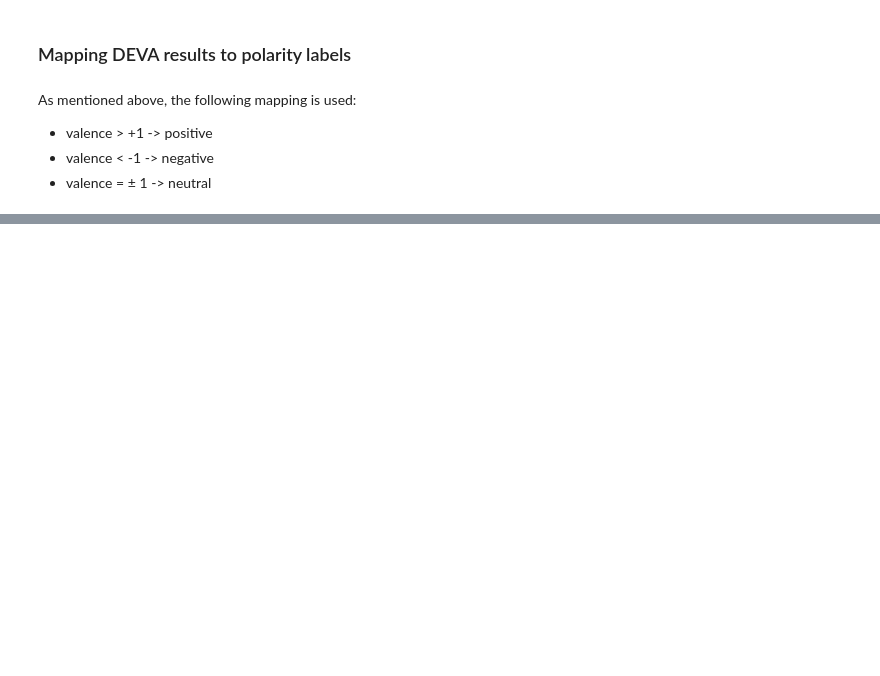
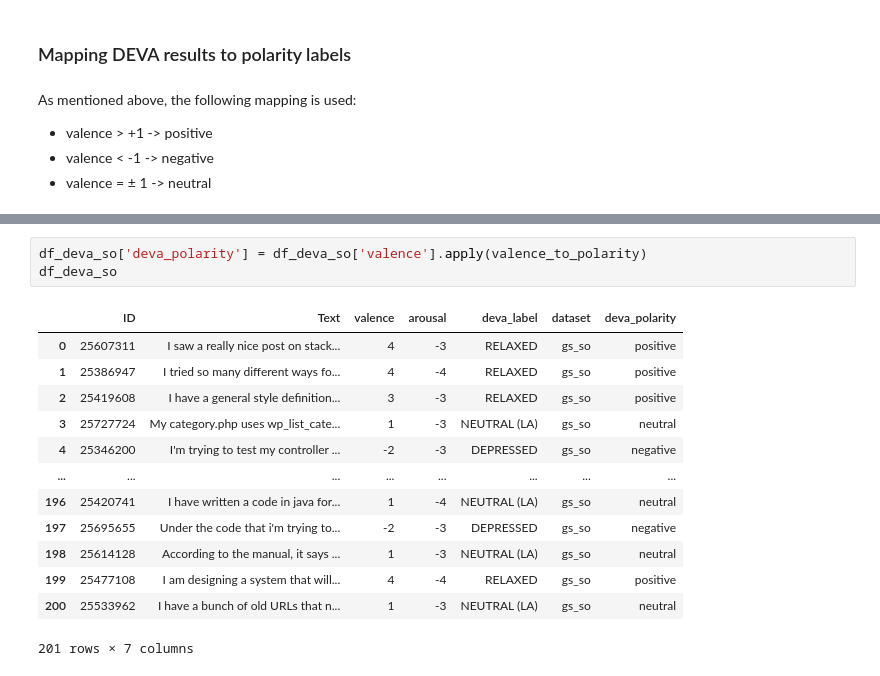
Before and after one commit to davidmrc6/bep, a Jupyter notebook: notebooks/main.ipynb, the cells around one changed output, grey strips where cells are left out. Drawn from its saved outputs; the diff is of its cells as text; blank space fills up the shorter version.

```diff
--- a/notebooks/main.ipynb
+++ b/notebooks/main.ipynb
@@ -252,0 +261,17 @@ As mentioned above, the following mapping is used:
+# %%
+df_deva_so['deva_polarity'] = df_deva_so['valence'].apply(valence_to_polarity)
+df_deva_so
+# %% [output]
+|  | ID | Text | valence | arousal | deva_label | dataset | deva_polarity |
+| 0 | 25607311 | I saw a really nice post on stack... | 4 | -3 | RELAXED | gs_so | positive |
+| 1 | 25386947 | I tried so many different ways fo... | 4 | -4 | RELAXED | gs_so | positive |
+| 2 | 25419608 | I have a general style definition... | 3 | -3 | RELAXED | gs_so | positive |
+| 3 | 25727724 | My category.php uses wp_list_cate... | 1 | -3 | NEUTRAL (LA) | gs_so | neutral |
+| 4 | 25346200 | I'm trying to test my controller ... | -2 | -3 | DEPRESSED | gs_so | negative |
+| ... | ... | ... | ... | ... | ... | ... | ... |
+| 196 | 25420741 | I have written a code in java for... | 1 | -4 | NEUTRAL (LA) | gs_so | neutral |
+| 197 | 25695655 | Under the code that i'm trying to... | -2 | -3 | DEPRESSED | gs_so | negative |
+| 198 | 25614128 | According to the manual, it says ... | 1 | -3 | NEUTRAL (LA) | gs_so | neutral |
+| 199 | 25477108 | I am designing a system that will... | 4 | -4 | RELAXED | gs_so | positive |
+| 200 | 25533962 | I have a bunch of old URLs that n... | 1 | -3 | NEUTRAL (LA) | gs_so | neutral |
+201 rows × 7 columns
```
Also changed, not shown: parts of 6 cells of this notebook.
